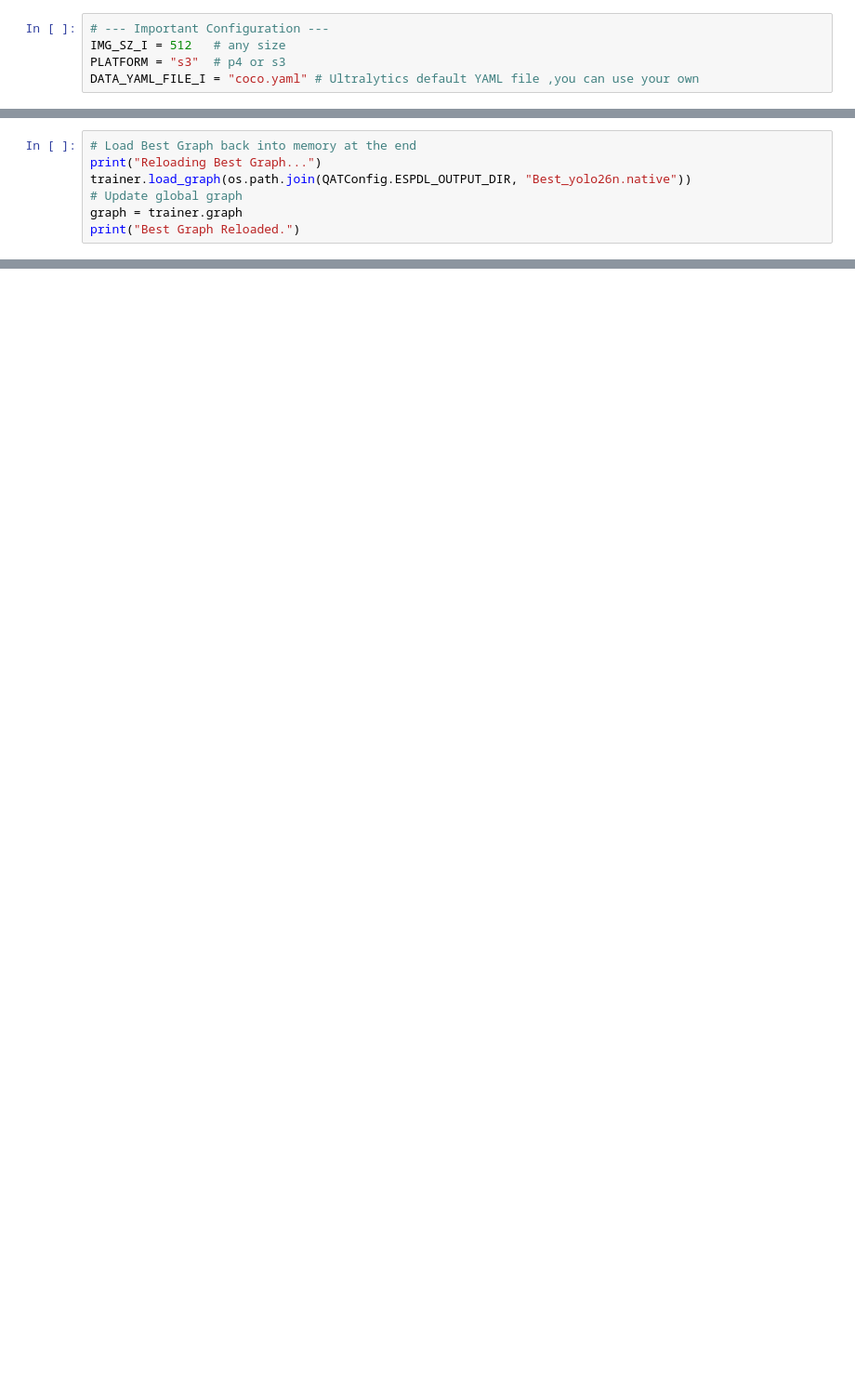
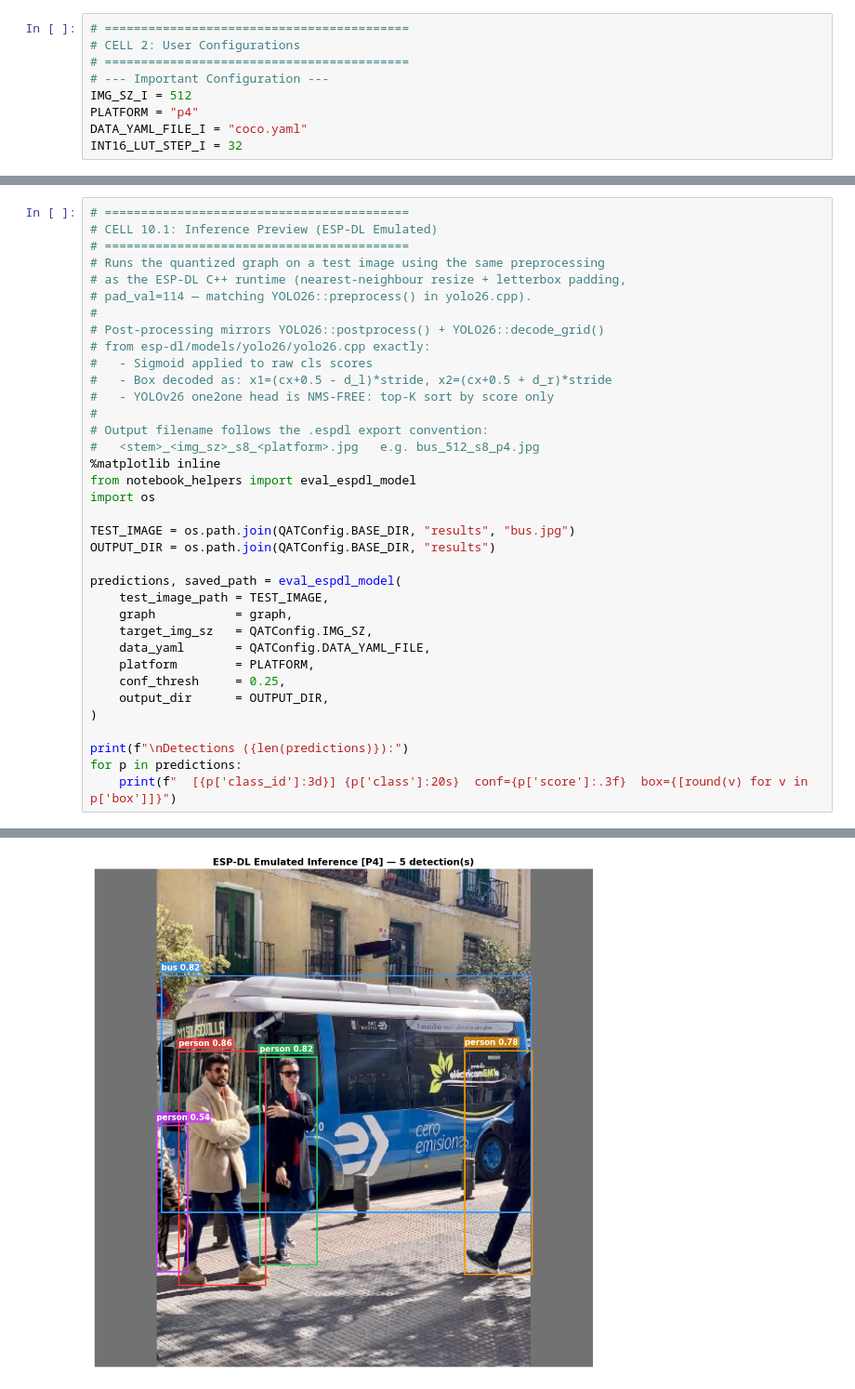
Before and after one commit to espressif/esp-dl, a Jupyter notebook: examples/tutorial/how_to_quantize_model/quantize_yolo26/quantize_yolo26_coco.ipynb, the cells around one changed output, grey strips where cells are left out. Shown at 93% size. Drawn from its saved outputs; the diff is of its cells as text; blank space fills up the shorter version.

```diff
--- a/examples/tutorial/how_to_quantize_model/quantize_yolo26/quantize_yolo26_coco.ipynb
+++ b/examples/tutorial/how_to_quantize_model/quantize_yolo26/quantize_yolo26_coco.ipynb
@@ -68,5 +33,9 @@ from ultralytics.data.utils import check_det_dataset
 # %%
+# ==========================================
+# CELL 2: User Configurations
+# ==========================================
 # --- Important Configuration ---
-IMG_SZ_I = 512   # any size
-PLATFORM = "s3"  # p4 or s3
-DATA_YAML_FILE_I = "coco.yaml" # Ultralytics default YAML file ,you can use your own
+IMG_SZ_I = 512
+PLATFORM = "p4"
+DATA_YAML_FILE_I = "coco.yaml"
+INT16_LUT_STEP_I = 32
@@ -402,7 +338,0 @@ New best mAP! Saving to c:\Users\orani\bilel\git_projects\yolo26\yolo26n_esp32_r
-# %%
-# Load Best Graph back into memory at the end
-print("Reloading Best Graph...")
-trainer.load_graph(os.path.join(QATConfig.ESPDL_OUTPUT_DIR, "Best_yolo26n.native"))
-# Update global graph
-graph = trainer.graph
-print("Best Graph Reloaded.")
@@ -592,0 +418,37 @@ Export Done!
+# %%
+# ==========================================
+# CELL 10.1: Inference Preview (ESP-DL Emulated)
+# ==========================================
+# Runs the quantized graph on a test image using the same preprocessing
+# as the ESP-DL C++ runtime (nearest-neighbour resize + letterbox padding,
+# pad_val=114 — matching YOLO26::preprocess() in yolo26.cpp).
+#
+# Post-processing mirrors YOLO26::postprocess() + YOLO26::decode_grid()
+# from esp-dl/models/yolo26/yolo26.cpp exactly:
+#   - Sigmoid applied to raw cls scores
+#   - Box decoded as: x1=(cx+0.5 - d_l)*stride, x2=(cx+0.5 + d_r)*stride
+#   - YOLOv26 one2one head is NMS-FREE: top-K sort by score only
+#
+# Output filename follows the .espdl export convention:
+#   <stem>_<img_sz>_s8_<platform>.jpg   e.g. bus_512_s8_p4.jpg
+%matplotlib inline
+from notebook_helpers import eval_espdl_model
+import os
+
+TEST_IMAGE = os.path.join(QATConfig.BASE_DIR, "results", "bus.jpg")
+OUTPUT_DIR = os.path.join(QATConfig.BASE_DIR, "results")
+
+predictions, saved_path = eval_espdl_model(
+    test_image_path = TEST_IMAGE,
+    graph           = graph,
+    target_img_sz   = QATConfig.IMG_SZ,
+    data_yaml       = QATConfig.DATA_YAML_FILE,
+    platform        = PLATFORM,
+    conf_thresh     = 0.25,
+    output_dir      = OUTPUT_DIR,
+)
+
+print(f"\nDetections ({len(predictions)}):")
+for p in predictions:
+    print(f"  [{p['class_id']:3d}] {p['class']:20s}  conf={p['score']:.3f}  box={[round(v) for v in p['box']]}")
+# %% [output]
@@ -592,0 +457 @@ Export Done!
+[figure, added]
```
Also changed, not shown: parts of 28 cells of this notebook, 38 other files.
